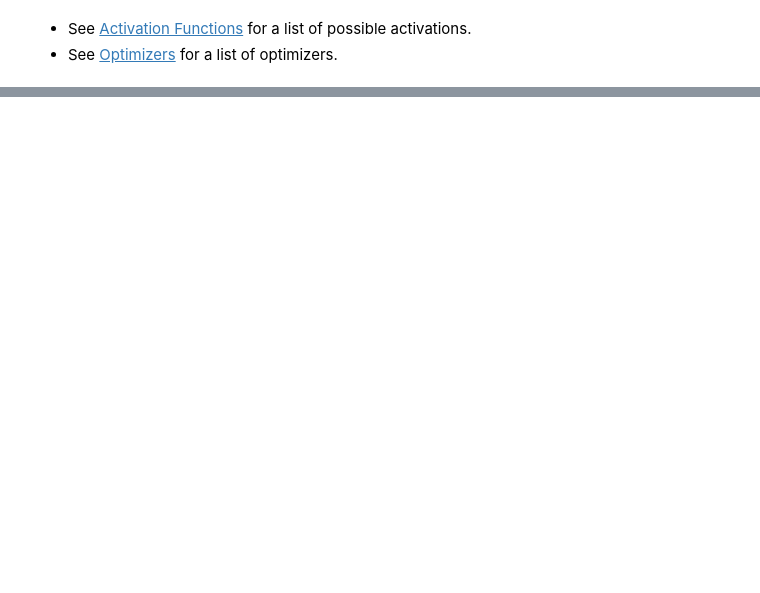
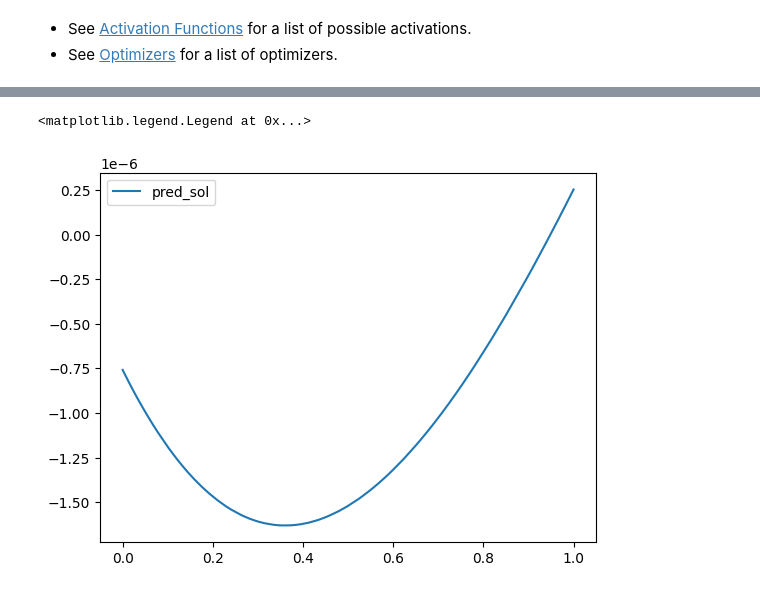
Before and after one commit to aehrlich1/applied-machine-learning, a Jupyter notebook: project/pinns.ipynb, the cells around one changed output, grey strips where cells are left out. Cells and saved outputs as stored; diff of their text form; code cells hidden in the pictures; blank space fills up the shorter version.

```diff
--- a/project/pinns.ipynb
+++ b/project/pinns.ipynb
@@ -5,16 +5,16 @@ from jax import jit, random
 import numpy as np
 import optax
 
-BATCH_SIZE = 100
-LEARNING_RATE = 1e-3
-LAYER_SIZES = [1, 25, 50, 30, 1]
+BATCH_SIZE = 10
+LEARNING_RATE = 1e-2
+LAYER_SIZES = [1, 30, 1]
 NUM_TRAIN_STEPS = 1_000
-NUM_EPOCHS = 3_000
-#OPTIMIZER = optax.adam(learning_rate=LEARNING_RATE)
+NUM_EPOCHS = 5_000
+OPTIMIZER = optax.adam(learning_rate=LEARNING_RATE)
 #OPTIMIZER = optax.yogi(learning_rate=LEARNING_RATE)
 #OPTIMIZER = optax.adabelief(learning_rate=LEARNING_RATE)
-#OPTIMZER = optax.fromage
-OPTIMIZER = optax.optimistic_gradient_descent(learning_rate=LEARNING_RATE)
+#OPTIMIZER = optax.fromage
+#OPTIMIZER = optax.optimistic_gradient_descent(learning_rate=LEARNING_RATE)
 ACTIVATION = jnp.tanh
 #ACTIVATION = jax.nn.relu
 #ACTIVATION = jax.nn.sigmoid
@@ -22,4 +22,5 @@ ACTIVATION = jnp.tanh
 #ACTIVATION = jax.nn.softplus
 #ACTIVATION = jax.nn.softmax
 
-t = jnp.linspace(start=0, stop=20, num=1000)
+L = 1.0
+t = jnp.linspace(start=0, stop=L, num=1000)
@@ -69,16 +93,14 @@ Array(0.02171926, dtype=float32)
 # %%
-m = 1.
-c = 0.1
-k = 1.
-y0 = 1.
-y0_prime = 0.
+a = (np.pi ** 2)
+y0_0 = 0.
+y0_L = 0.
 
 @jit
 def ode(params, t):
     nn = lambda t: net(params, t)
     dnn = jax.grad(nn)
     ddnn = jax.grad(dnn)
-    return m * ddnn(t) + c * dnn(t) + k * nn(t)
+    return ddnn(t) + a * nn(t)
 
 # check
 ode(initial_params, 3.0)
@@ -92,8 +114,8 @@ dnn = jit(jax.grad(net, argnums=1))
 def loss(params: optax.Params, batch: jnp.ndarray) -> jnp.ndarray:
     y_hat = ode_batched(params, batch)
     ode_loss = jnp.mean(y_hat ** 2)
-    init_loss_1 = (net(params, 0.) - y0) ** 2
-    init_loss_2 = (dnn(params, 0.) - y0_prime) ** 2
+    init_loss_1 = (net(params, 0.) - y0_0) ** 2
+    init_loss_2 = (net(params, L) - y0_L) ** 2
 
     return ode_loss + init_loss_1 + init_loss_2
 
@@ -137,7 +177,10 @@ def sol(t):
 # %%
 import matplotlib.pyplot as plt
 model = jax.vmap(lambda t: net(params, t))
 
-plt.plot(t, jnp.real(sol(t)), label='true_sol')
+#plt.plot(t, jnp.real(sol(t)), label='true_sol')
 plt.plot(t, model(t), label='pred_sol')
 plt.legend()
+# %% [output]
+<matplotlib.legend.Legend at 0x...>
+[figure, added]
```
Also changed, not shown: parts of 6 cells of this notebook, 1 other file.
